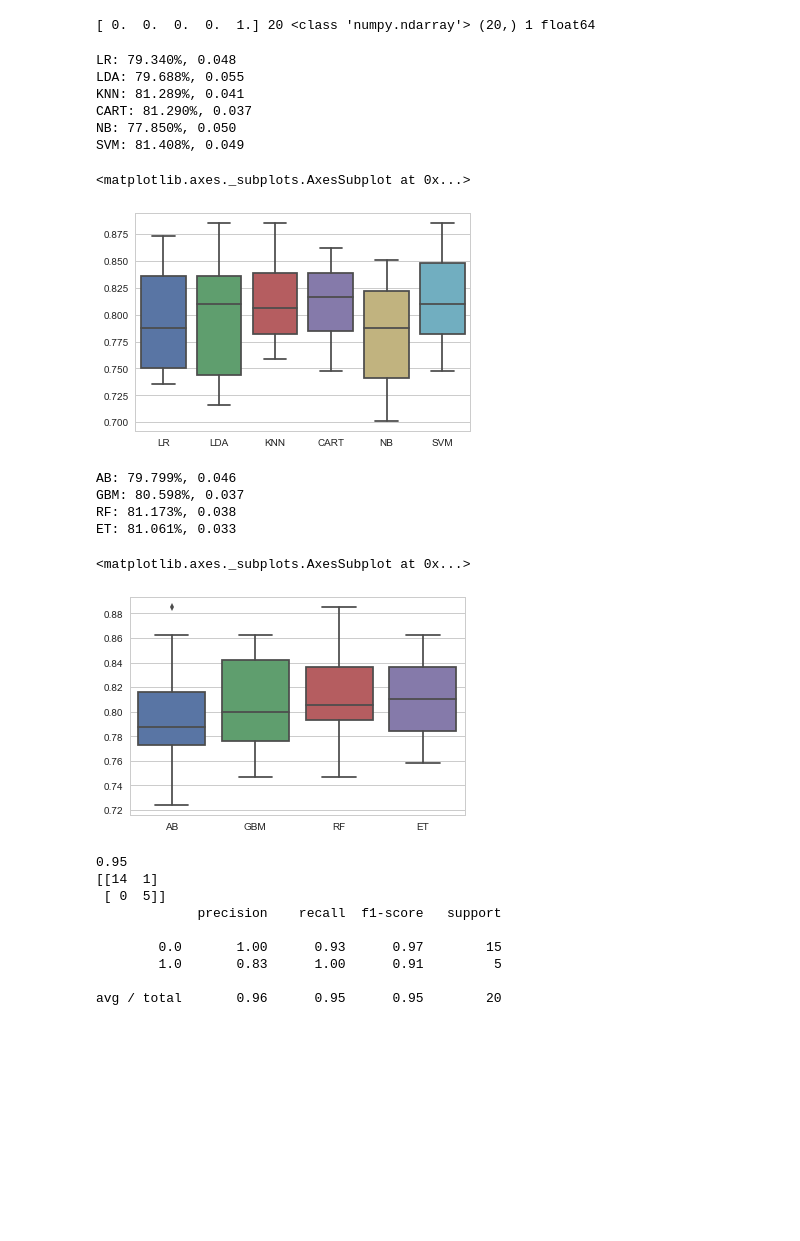
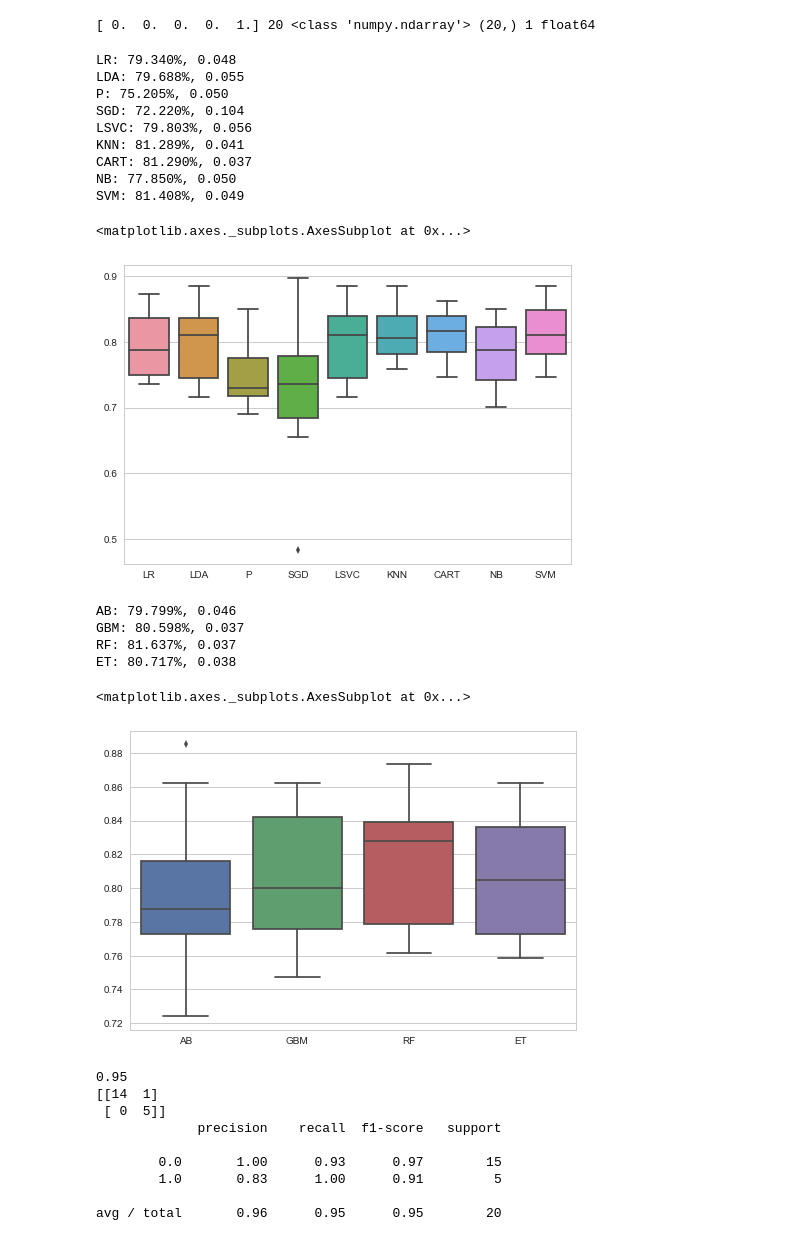
Before and after one commit to faameem/path-to-ai, a Jupyter notebook: kaggle/competitions/getting-started/titanic-machine-learning-from-disaster/fm-titanic-machine-learning-from-disaster.ipynb, the cells around one changed output. Drawn from its saved outputs; the diff is of its cells as text; code cells hidden in the pictures; blank space fills up the shorter version.

```diff
--- a/kaggle/competitions/getting-started/titanic-machine-learning-from-disaster/fm-titanic-machine-learning-from-disaster.ipynb
+++ b/kaggle/competitions/getting-started/titanic-machine-learning-from-disaster/fm-titanic-machine-learning-from-disaster.ipynb
@@ -922,6 +930,9 @@ _models = []
 # linear algorithms
 _models.append(('LR', LogisticRegression()))
 _models.append(('LDA', LinearDiscriminantAnalysis()))
+_models.append(('P', Perceptron()))
+_models.append(('SGD', SGDClassifier()))
+_models.append(('LSVC', LinearSVC()))
 
 # non-linear algorithms
 _models.append(('KNN', KNeighborsClassifier()))
@@ -942,15 +953,18 @@ for _name, _model in _models:
 # %% [output]
 LR: 79.340%, 0.048
 LDA: 79.688%, 0.055
+P: 75.205%, 0.050
+SGD: 72.220%, 0.104
+LSVC: 79.803%, 0.056
 KNN: 81.289%, 0.041
 CART: 81.290%, 0.037
 NB: 77.850%, 0.050
 SVM: 81.408%, 0.049
 # %%
-seaborn.boxplot(x=_names, y=_results)
+seaborn.boxplot(_names, _results)
 # %% [output]
 <matplotlib.axes._subplots.AxesSubplot at 0x...>
-[figure, old version]
+[figure, new version]
 # %%
 # Ensemble methods
 # %%
@@ -978,12 +992,12 @@ for _name, _model in ensembles:
 # %% [output]
 AB: 79.799%, 0.046
 GBM: 80.598%, 0.037
-RF: 81.173%, 0.038
-ET: 81.061%, 0.033
+RF: 81.637%, 0.037
+ET: 80.717%, 0.038
 # %%
 seaborn.boxplot(x=_names_en, y=_results_en)
 # %% [output]
 <matplotlib.axes._subplots.AxesSubplot at 0x...>
-[figure, old version]
+[figure, new version]
 # %%
 # validate
```
Also changed, not shown: parts of 25 cells of this notebook.
